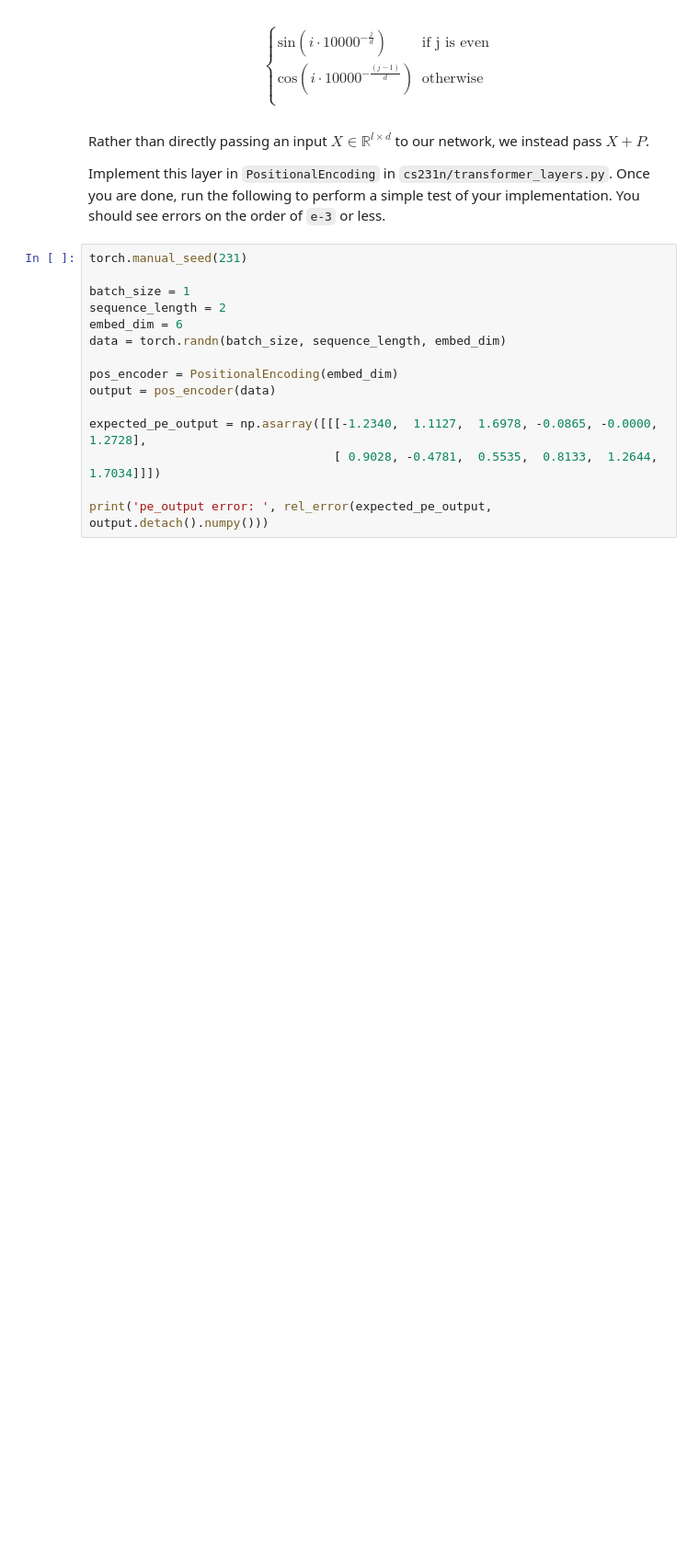
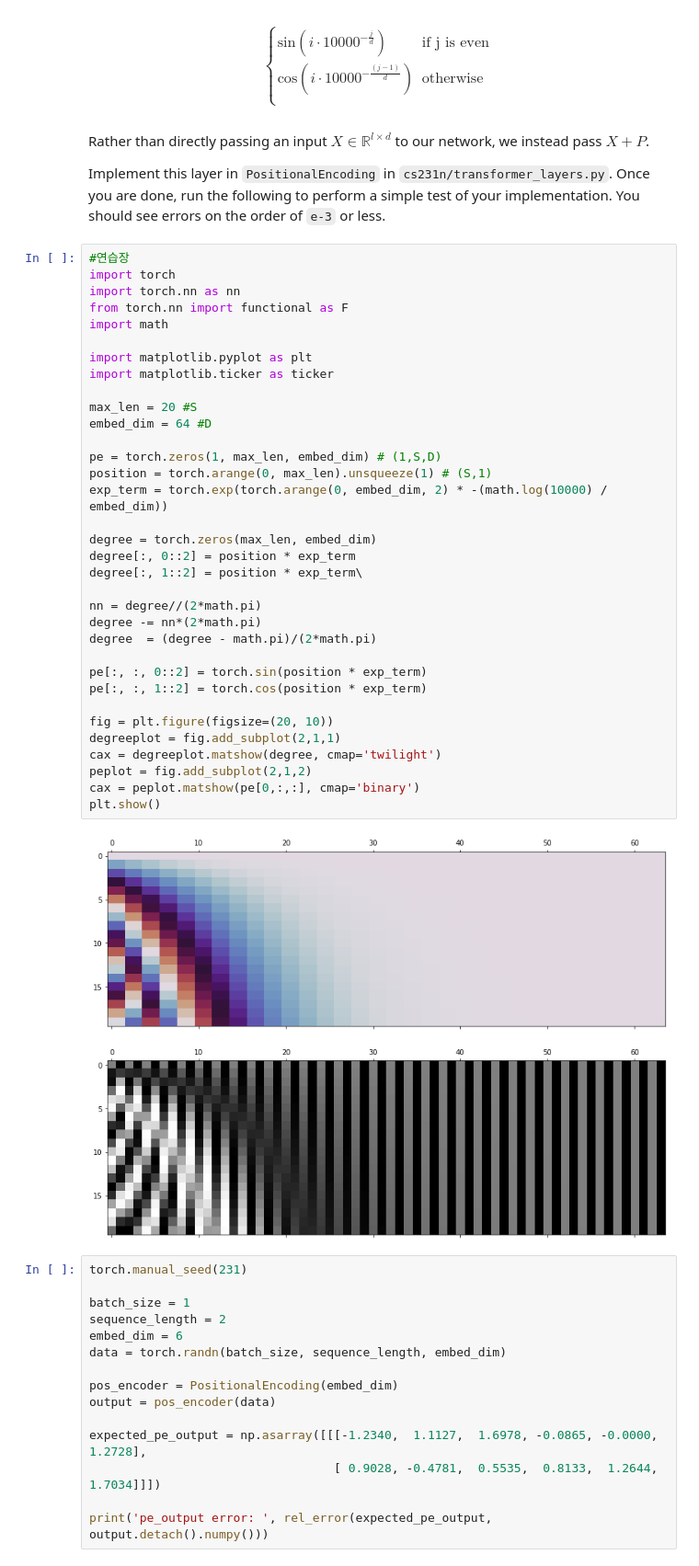
Before and after one commit to alphalm4/CS231n, a Jupyter notebook: assignment3/Transformer_Captioning.ipynb, the cells around one changed output. Shown at 92% size. Drawn from its saved outputs; the diff is of its cells as text; blank space fills up the shorter version.

```diff
--- a/assignment3/Transformer_Captioning.ipynb
+++ b/assignment3/Transformer_Captioning.ipynb
@@ -221,6 +195,42 @@ $$
 Rather than directly passing an input $X \in \mathbb{R}^{l\times d}$ to our network, we instead pass $X + P$.
 
 Implement this layer in `PositionalEncoding` in `cs231n/transformer_layers.py`. Once you are done, run the following to perform a simple test of your implementation. You should see errors on the order of `e-3` or less.
+# %%
+#연습장
+import torch
+import torch.nn as nn
+from torch.nn import functional as F
+import math
+
+import matplotlib.pyplot as plt
+import matplotlib.ticker as ticker
+
+max_len = 20 #S
+embed_dim = 64 #D
+
+pe = torch.zeros(1, max_len, embed_dim) # (1,S,D)
+position = torch.arange(0, max_len).unsqueeze(1) # (S,1)
+exp_term = torch.exp(torch.arange(0, embed_dim, 2) * -(math.log(10000) / embed_dim))
+
+degree = torch.zeros(max_len, embed_dim)
+degree[:, 0::2] = position * exp_term
+degree[:, 1::2] = position * exp_term\
+
+nn = degree//(2*math.pi)
+degree -= nn*(2*math.pi)
+degree  = (degree - math.pi)/(2*math.pi)
+
+pe[:, :, 0::2] = torch.sin(position * exp_term)
+pe[:, :, 1::2] = torch.cos(position * exp_term)
+
+fig = plt.figure(figsize=(20, 10))
+degreeplot = fig.add_subplot(2,1,1)
+cax = degreeplot.matshow(degree, cmap='twilight')
+peplot = fig.add_subplot(2,1,2)
+cax = peplot.matshow(pe[0,:,:], cmap='binary')
+plt.show()
+# %% [output]
+[figure, added]
 # %%
 torch.manual_seed(231)
 
```
Also changed, not shown: parts of 1 cell of this notebook, 1 other file.
